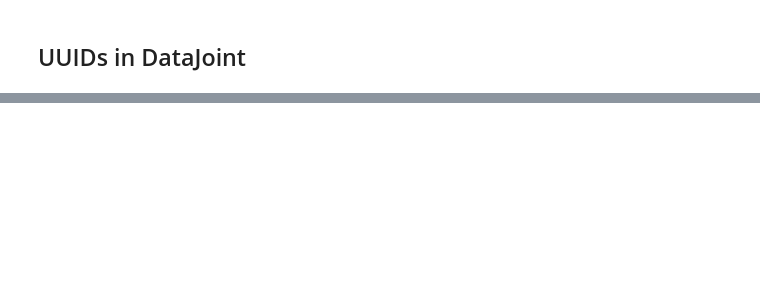
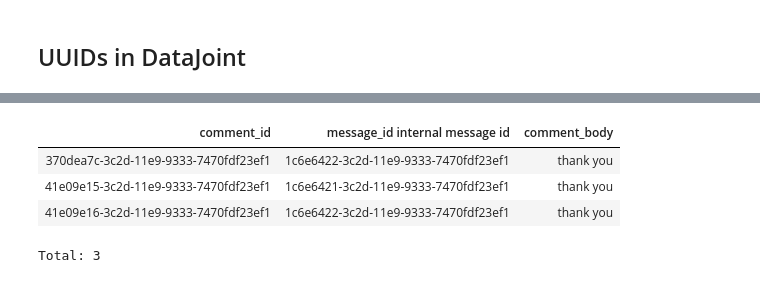
Before and after one commit to dimitri-yatsenko/db-programming-with-datajoint, a Jupyter notebook: UUID.ipynb, the cells around one changed output, grey strips where cells are left out. Drawn from its saved outputs; the diff is of its cells as text; code cells hidden in the pictures; blank space fills up the shorter version.

Commit message:
clean up UUID notebook

```diff
--- a/UUID.ipynb
+++ b/UUID.ipynb
@@ -72,10 +169,10 @@ Message()
 # %%
 @schema
-class Response(dj.Manual):
+class Comment(dj.Manual):
     definition = """
-    response_id : uuid
+    comment_id : uuid
     ---
     -> Message
-    response_body : varchar(1000)
+    comment_body : varchar(1000)
     """
 # %%
@@ -106,2 +243,10 @@ Response()
+# %%
+Comment()
+# %% [output]
+| comment_id | message_id internal message id | comment_body |
+| 370dea7c-3c2d-11e9-9333-7470fdf23ef1 | 1c6e6422-3c2d-11e9-9333-7470fdf23ef1 | thank you |
+| 41e09e15-3c2d-11e9-9333-7470fdf23ef1 | 1c6e6421-3c2d-11e9-9333-7470fdf23ef1 | thank you |
+| 41e09e16-3c2d-11e9-9333-7470fdf23ef1 | 1c6e6422-3c2d-11e9-9333-7470fdf23ef1 | thank you |
+Total: 3
 # %%
 Message & keys[2]
```
Also changed, not shown: parts of 30 cells of this notebook.
